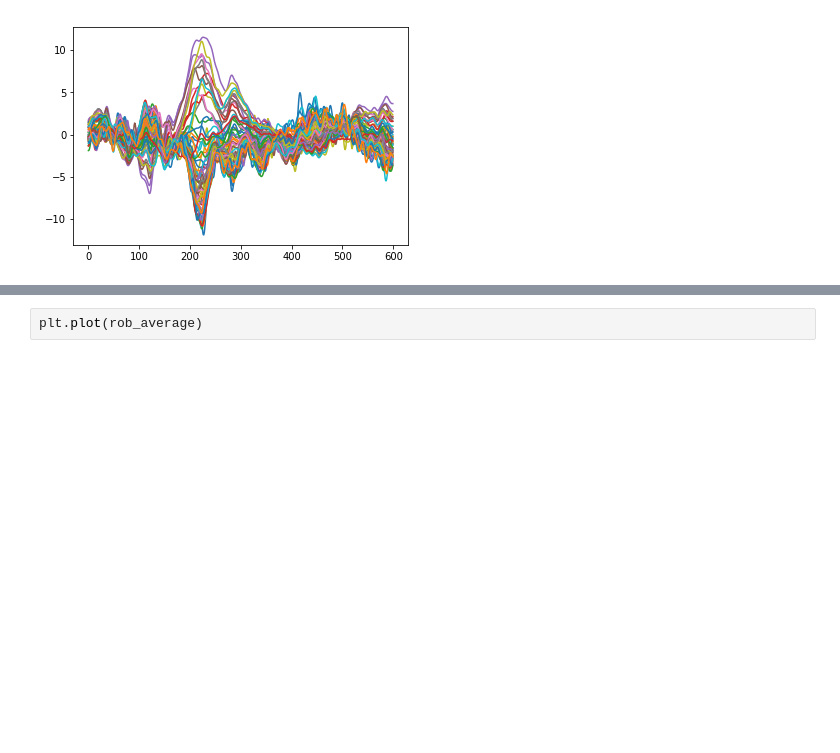
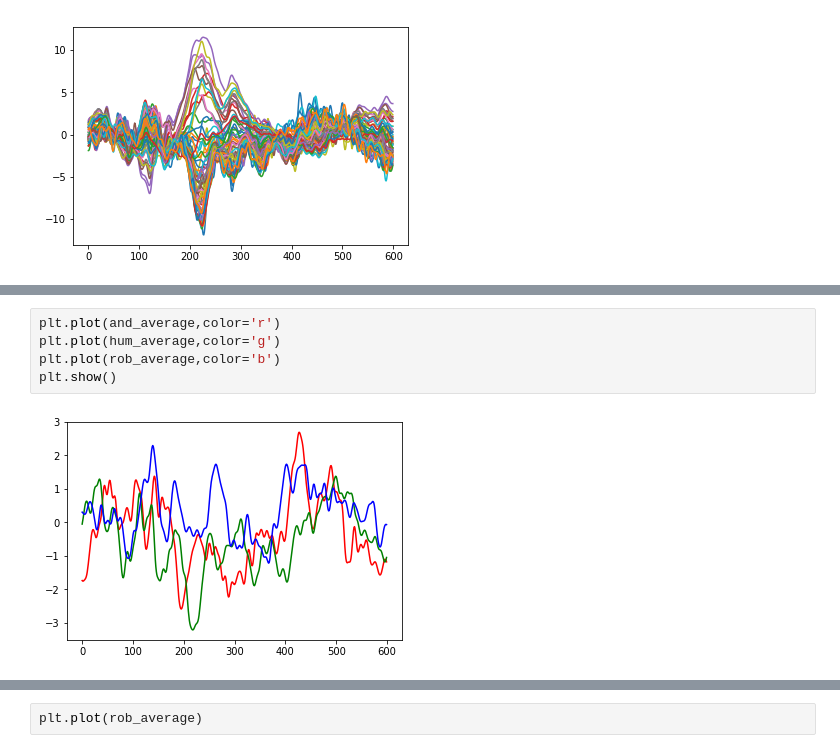
Before and after one commit to sena-neuro/CCN-ML, a Jupyter notebook: code/Untitled.ipynb, the cells around one changed output, grey strips where cells are left out. Cells and saved outputs as stored; diff of their text form; blank space fills up the shorter version.

```diff
--- a/code/Untitled.ipynb
+++ b/code/Untitled.ipynb
@@ -49,3 +59,10 @@ plt.plot(and_average)
+# %%
+plt.plot(and_average,color='r')
+plt.plot(hum_average,color='g')
+plt.plot(rob_average,color='b')
+plt.show()
+# %% [output]
+[figure, added]
 # %%
 plt.plot(hum_average)
 # %% [output]
```
Also changed, not shown: parts of 8 cells of this notebook, 6 other files.
